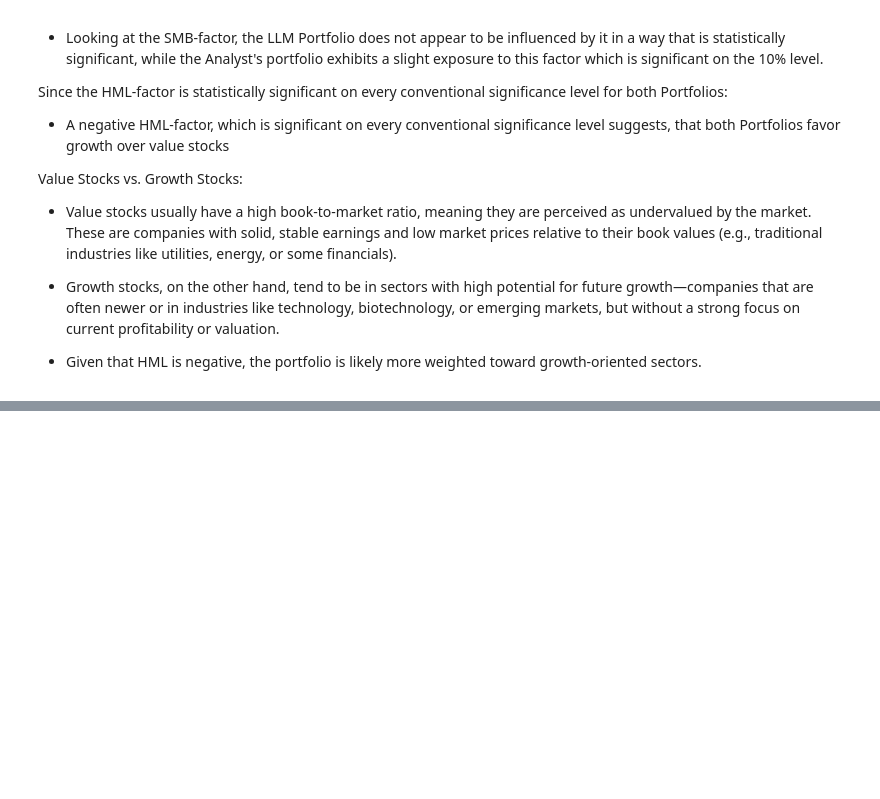
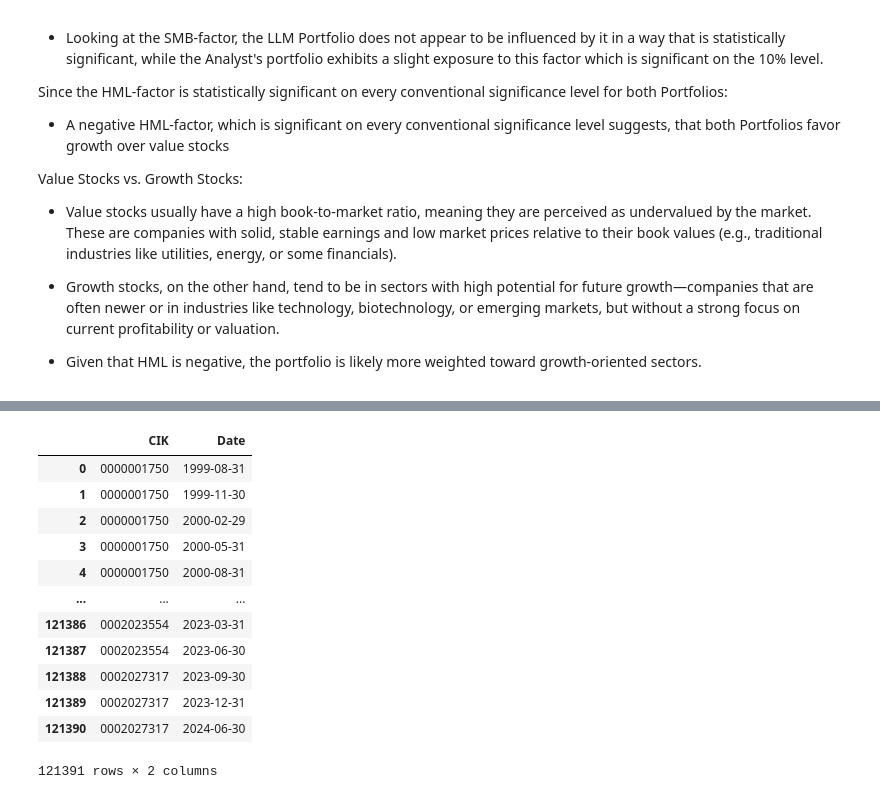
Before and after one commit to benherz/Masterarbeit, a Jupyter notebook: code/results_exploration.ipynb, the cells around one changed output, grey strips where cells are left out. Saved outputs shown, nothing was run; the diff lists cells and outputs as text; code cells hidden in the pictures; blank space fills up the shorter version.

```diff
--- a/code/results_exploration.ipynb
+++ b/code/results_exploration.ipynb
@@ -417,0 +580,25 @@ Value Stocks vs. Growth Stocks:
+# %%
+# Subset all CIK and date combinations from all financial statements
+all_ciks_and_dates = pd.concat([
+    labeled_balance_sheets[["CIK", "Date"]],
+    labeled_income_statements[["CIK", "Date"]],
+    labeled_cash_flow_statements[["CIK", "Date"]]
+]).drop_duplicates()
+
+# Sort values by CIK and Date
+all_ciks_and_dates = all_ciks_and_dates.sort_values(by=["CIK", "Date"]).reset_index(drop=True)
+all_ciks_and_dates
+# %% [output]
+|  | CIK | Date |
+| 0 | 0000001750 | 1999-08-31 |
+| 1 | 0000001750 | 1999-11-30 |
+| 2 | 0000001750 | 2000-02-29 |
+| 3 | 0000001750 | 2000-05-31 |
+| 4 | 0000001750 | 2000-08-31 |
+| ... | ... | ... |
+| 121386 | 0002023554 | 2023-03-31 |
+| 121387 | 0002023554 | 2023-06-30 |
+| 121388 | 0002027317 | 2023-09-30 |
+| 121389 | 0002027317 | 2023-12-31 |
+| 121390 | 0002027317 | 2024-06-30 |
+121391 rows × 2 columns
```
Also changed, not shown: parts of 34 cells of this notebook, 9 other files.
